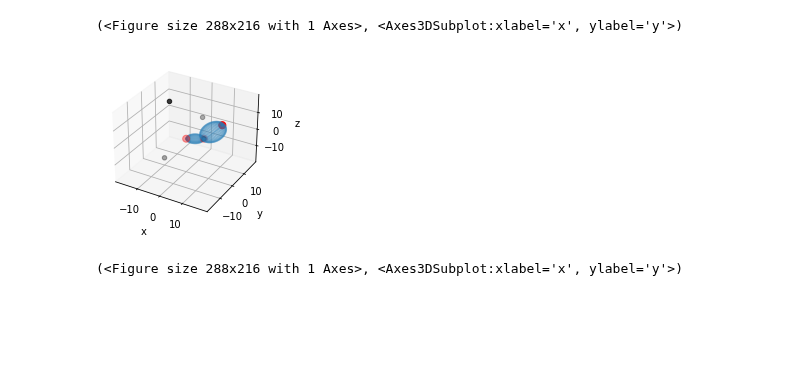
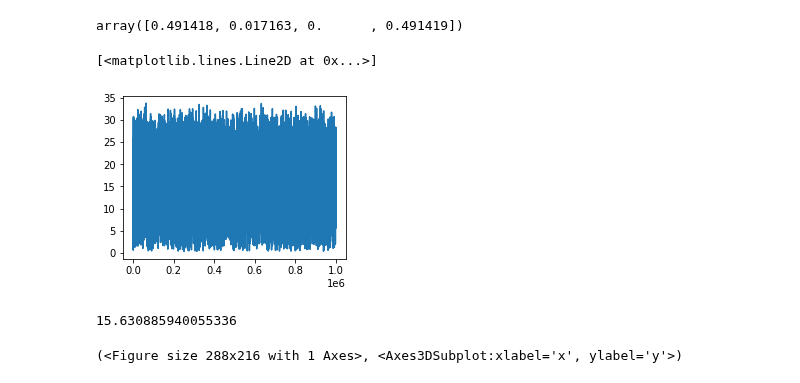
Before and after one commit to HugoLeRoy94/Aging_Condensate, a Jupyter notebook: System_backend/Test_backend.ipynb, the cells around one changed output. Saved outputs shown, nothing was run; the diff lists cells and outputs as text; code cells hidden in the pictures; blank space fills up the shorter version.

```diff
--- a/System_backend/Test_backend.ipynb
+++ b/System_backend/Test_backend.ipynb
@@ -11,7 +12,7 @@ plt.rcParams["figure.figsize"] = (4,3)
 # %%
 ell_tot = 100.
 rho0 = 1/10000
-BindingEnergy = -10.
+BindingEnergy = -15.5
 tau_0 = np.exp(BindingEnergy)
 print(r'$\tau_0 = $'+str(tau_0))
 S = System(ell_tot,rho0,BindingEnergy,kdiff=np.exp(BindingEnergy),seed=19880,sliding=True)
@@ -25,0 +26,4 @@ $\tau_0 = $4.5399929762484854e-05
+# %%
+print(S.get_N_loop())
+bind,time = S.evolve()
+print(bind)
@@ -26,3 +37,21 @@ $\tau_0 = $4.5399929762484854e-05
 # %%
-bind,time = S.evolve(steps=100)
-#print("bind : "+str(bind))
+S = System(ell_tot,rho0,BindingEnergy,kdiff=np.exp(BindingEnergy*0.9),seed=19880,sliding=True)
+steptot = 10**6
+R = list()#np.zeros((steptot,3),dtype=float)
+t = list()
+moves = np.zeros(4,dtype=float)
+for step in range(steptot):
+    #print(step)
+    bind,time = S.evolve(steps=1)
+    moves[bind]+=1
+    #if S.get_N_loop()>1:
+    #R[step] = S.get_r()[1]
+    if t.__len__() == 0:
+        t.append(time)
+    else :
+        t.append(time+t[-1])
+    R.append(S.get_r()[np.argwhere(S.get_r()[:,0]!=0.)[0,0]])
+    #print("bind : "+str(bind))
+t = np.array(t)*np.exp(BindingEnergy)
+R = np.array(R)
+moves = moves/sum(moves)
@@ -29,10 +76,26 @@ bind,time = S.evolve(steps=100)
+# %%
+moves
+# %% [output]
+array([0.491418, 0.017163, 0.      , 0.491419])
 # %%
-S.Plot3DSystem()
+#%matplotlib notebook
+#plt.plot(t[50000:],R[50000:,0])
+#plt.plot(t,R[:,0])
+#plt.plot(t,R[:,1])
+#plt.plot(t,R[:,2])
+plt.plot(t,np.array([np.linalg.norm(r) for r in R]))
+#plt.xlim(20500,21000)
 # %% [output]
-(<Figure size 288x216 with 1 Axes>, <Axes3DSubplot:xlabel='x', ylabel='y'>)
+[<matplotlib.lines.Line2D at 0x...>]
-[figure, old version]
+[figure, new version]
 # %%
-bind,time = S.evolve(steps=10000)
+mean_dist = 0.
+for i in range(steptot-1):
+    mean_dist += np.linalg.norm(R[i])*(t[i+1]-t[i])/steptot
+print(mean_dist)
+#np.sum(np.array([np.linalg.norm(r) for r in R])*(t[i])/(steptot)
+# %% [output]
+15.630885940055336
 # %%
 S.Plot3DSystem()
 # %% [output]
```
Also changed, not shown: parts of 5 cells of this notebook, 3 other files.
